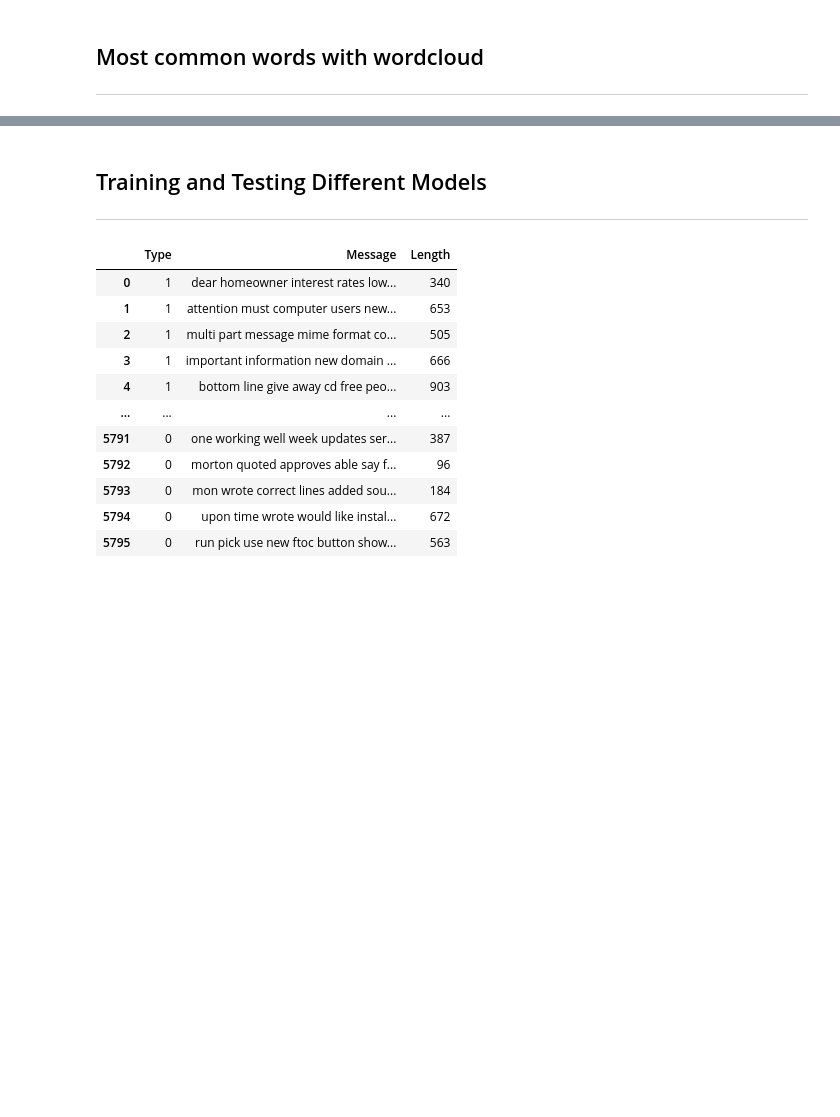
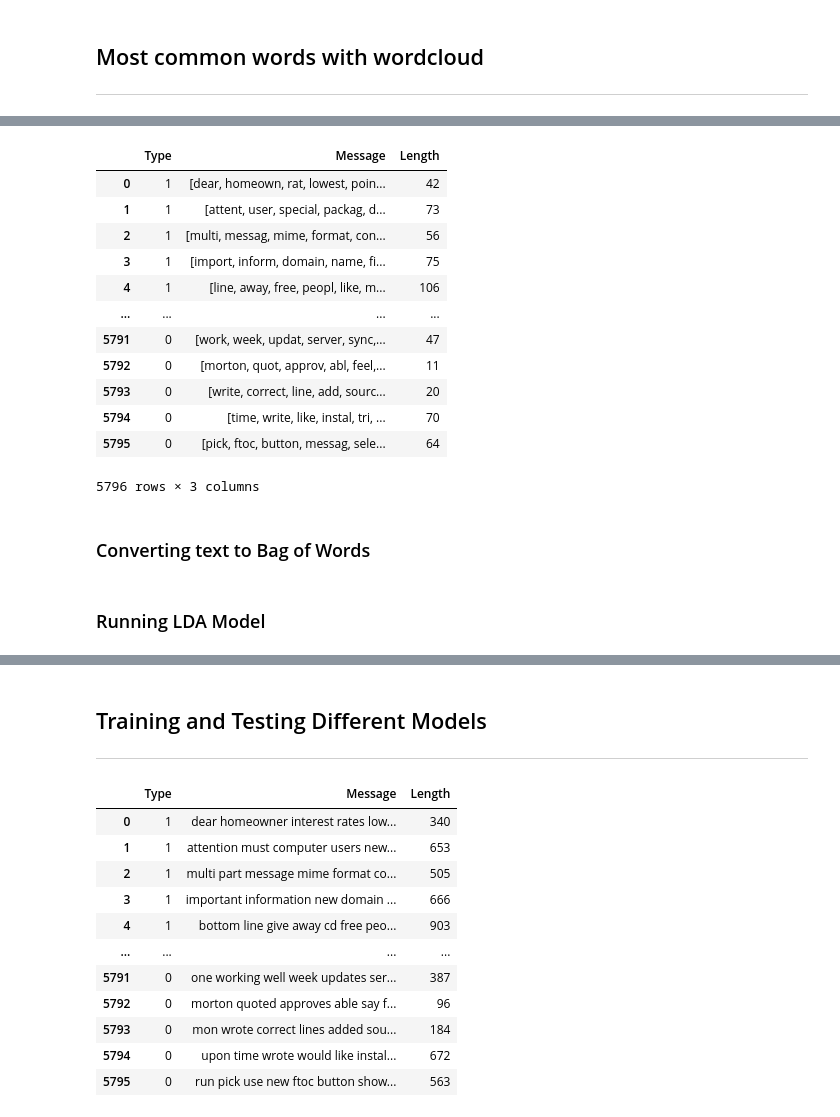
Before and after one commit to rnlclngpilar/MachineLearningFinalProject, a Jupyter notebook: ML_Project/ML_Spam_Project.ipynb, the cells around one changed output, grey strips where cells are left out. Cells and saved outputs as stored; diff of their text form; code cells hidden in the pictures; blank space fills up the shorter version.

Commit message:
added lda for extracting topics from spam message

```diff
--- a/ML_Project/ML_Spam_Project.ipynb
+++ b/ML_Project/ML_Spam_Project.ipynb
@@ -382,0 +401,3 @@ plt.show()
+# %%
+cleaned_data = pd.read_csv('cleaned_data.csv')
+cleaned_data[:]
@@ -382,0 +426,36 @@ plt.show()
+# %%
+stemmer = SnowballStemmer("english")
+
+def lemmatize_stemming(text):
+    return stemmer.stem(WordNetLemmatizer().lemmatize(text, pos='v'))
+
+# Tokenize and lemmatize
+def preprocess(text):
+    result=[]
+    for token in gensim.utils.simple_preprocess(text) :
+        if token not in gensim.parsing.preprocessing.STOPWORDS and len(token) > 3:
+            result.append(lemmatize_stemming(token))
+
+    return result
+
+cleaned_data["Message"] = cleaned_data["Message"].astype(str)
+cleaned_data["Message"] = cleaned_data["Message"].apply(preprocess)
+cleaned_data["Length"] = cleaned_data["Message"].apply(len)
+
+cleaned_data[:]
+# %% [output]
+|  | Type | Message | Length |
+| 0 | 1 | [dear, homeown, rat, lowest, poin... | 42 |
+| 1 | 1 | [attent, user, special, packag, d... | 73 |
+| 2 | 1 | [multi, messag, mime, format, con... | 56 |
+| 3 | 1 | [import, inform, domain, name, fi... | 75 |
+| 4 | 1 | [line, away, free, peopl, like, m... | 106 |
+| ... | ... | ... | ... |
+| 5791 | 0 | [work, week, updat, server, sync,... | 47 |
+| 5792 | 0 | [morton, quot, approv, abl, feel,... | 11 |
+| 5793 | 0 | [write, correct, line, add, sourc... | 20 |
+| 5794 | 0 | [time, write, like, instal, tri, ... | 70 |
+| 5795 | 0 | [pick, ftoc, button, messag, sele... | 64 |
+5796 rows × 3 columns
+# %% [markdown]
+### Converting text to Bag of Words
@@ -382,0 +470,2 @@ plt.show()
+# %% [markdown]
+### Running LDA Model
```
Also changed, not shown: parts of 39 cells of this notebook, 1 other file.
